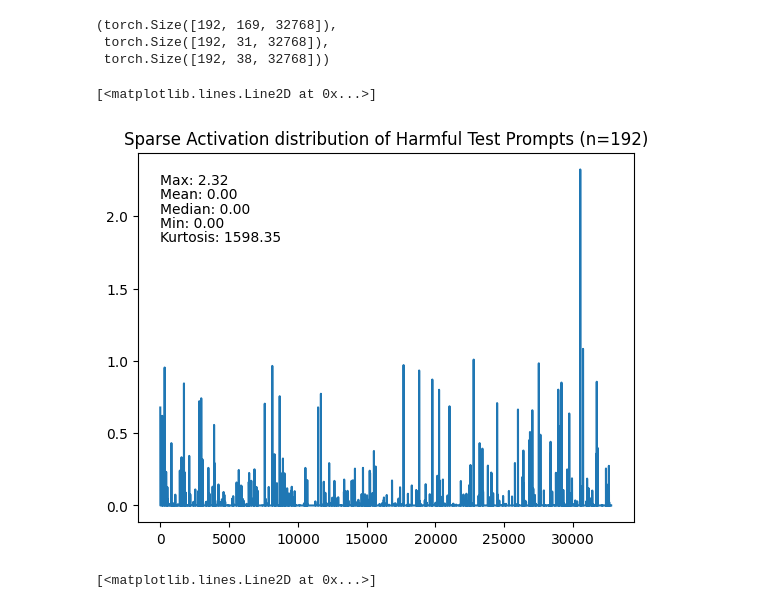
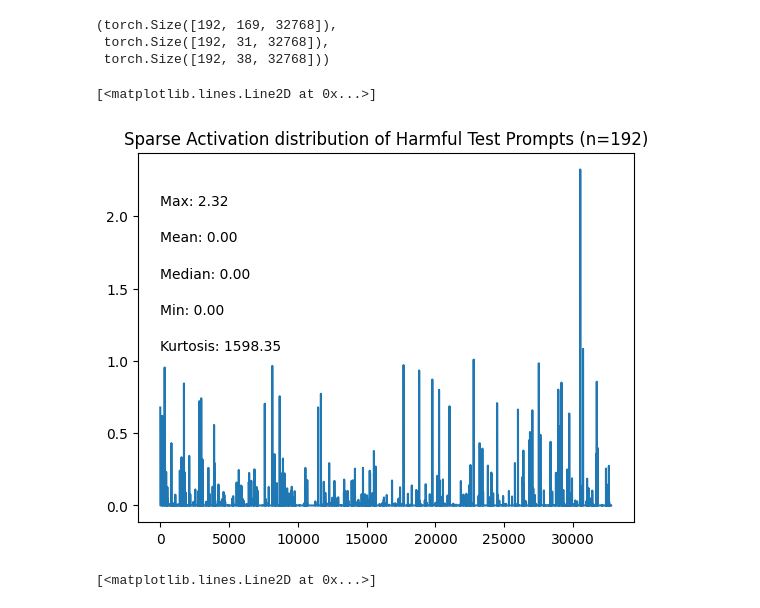
Before and after one commit to xinrose-lin/causal_interp_for_harm_detection, a Jupyter notebook: localised_probe_results.ipynb, the cells around one changed output. Drawn from its saved outputs; the diff is of its cells as text; code cells hidden in the pictures.

```diff
--- a/localised_probe_results.ipynb
+++ b/localised_probe_results.ipynb
@@ -82,27 +79,27 @@ harmful_acts_test_perturbed.shape, harmful_acts_test.shape, nonharmful_acts_test
 # %%
 from scipy.stats import kurtosis
 import matplotlib.pyplot as plt
 
 plt.title('Sparse Activation distribution of Harmful Test Prompts (n=192)')
 harmful_data = harmful_acts_test[:, -1, :].mean(0)
 stats = {
         "max": harmful_data.max(),
         "mean": harmful_data.mean(),
         "median": harmful_data.median(),
         "min": harmful_data.min(),
         "kurtosis": kurtosis(harmful_data)
     }
 # Annotate statistics
-plt.text(stats['max'] + 2, stats['max'] - 0.1, f"Max: {stats['max']:.2f}", fontsize=10, ha='left')
-plt.text(stats['max'] + 2, stats['max'] - 0.2, f"Mean: {stats['mean']:.2f}", fontsize=10, ha='left')
-plt.text(stats['max'] + 2, stats['max'] - 0.3, f"Median: {stats['median']:.2f}", fontsize=10, ha='left')
-plt.text(stats['max'] + 2, stats['max'] - 0.4, f"Min: {stats['min']:.2f}", fontsize=10, ha='left')
-plt.text(stats['max'] + 2, stats['max'] - 0.5, f"Kurtosis: {stats['kurtosis']:.2f}", fontsize=10, ha='left')
+plt.text(stats['max'] + 2, stats['max'] - 0.25, f"Max: {stats['max']:.2f}", fontsize=10, ha='left')
+plt.text(stats['max'] + 2, stats['max'] - 0.5, f"Mean: {stats['mean']:.2f}", fontsize=10, ha='left')
+plt.text(stats['max'] + 2, stats['max'] - 0.75 , f"Median: {stats['median']:.2f}", fontsize=10, ha='left')
+plt.text(stats['max'] + 2, stats['max'] - 1.0, f"Min: {stats['min']:.2f}", fontsize=10, ha='left')
+plt.text(stats['max'] + 2, stats['max'] - 1.25, f"Kurtosis: {stats['kurtosis']:.2f}", fontsize=10, ha='left')
 
 plt.plot(harmful_acts_test[:, -1, :].mean(0).detach().numpy())
 # %% [output]
 [<matplotlib.lines.Line2D at 0x...>]
-[figure, old version]
+[figure, new version]
 # %%
 plt.title('Sparse Activation distribution of Perturbed Harmful Test Prompts (n=192)')
 harmful_data = harmful_acts_test_perturbed[:, -1, :].mean(0)
```
Also changed, not shown: parts of 27 cells of this notebook, 1 other file.
